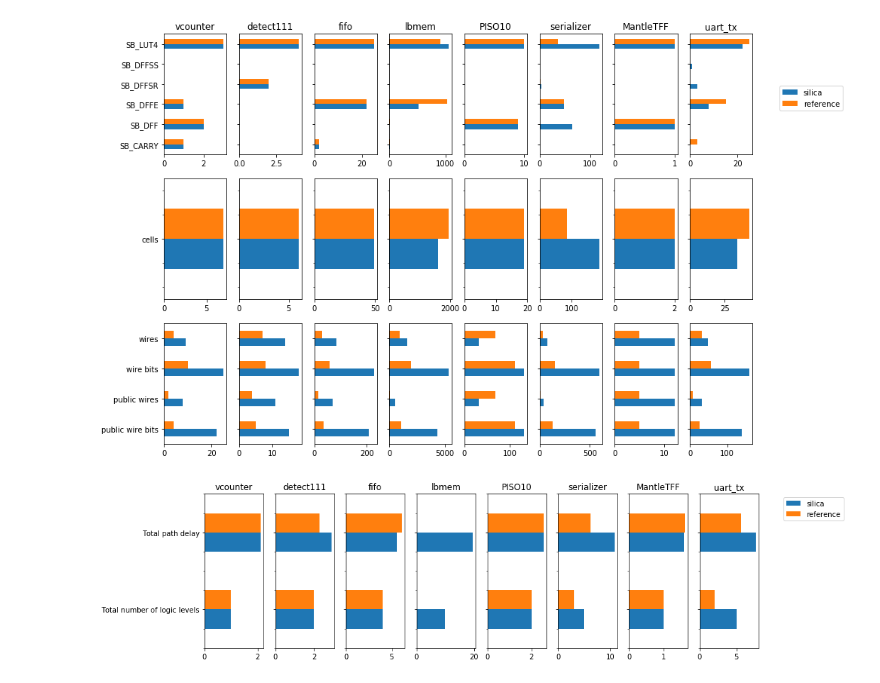
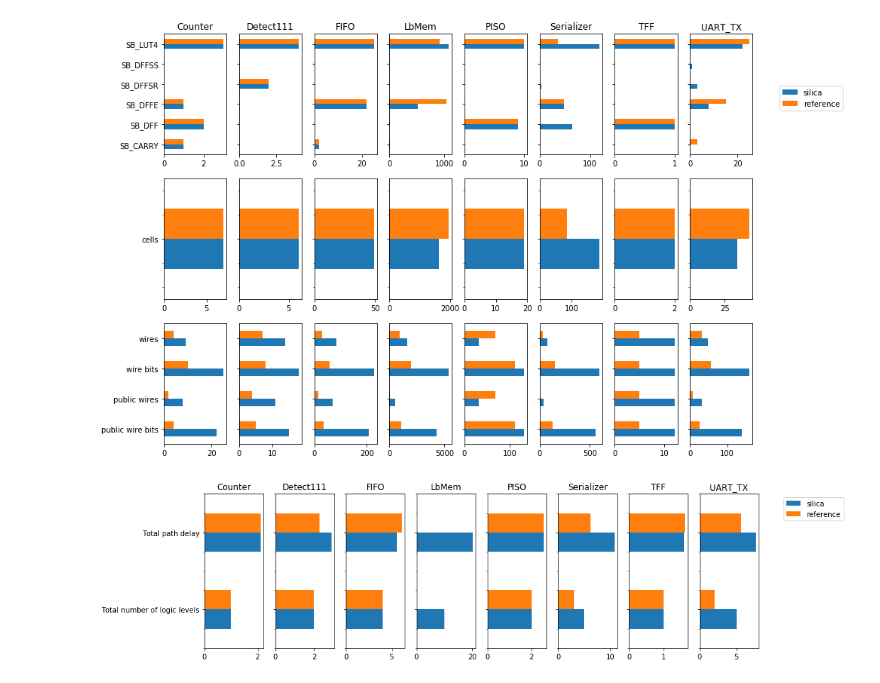
Before and after one commit to leonardt/silica, a Jupyter notebook: Evaluation.ipynb, the cells around one changed output. Cells and saved outputs as stored; diff of their text form; code cells hidden in the pictures.

Commit message:
Update titles

```diff
--- a/Evaluation.ipynb
+++ b/Evaluation.ipynb
@@ -12,10 +12,11 @@ fig, axes = plt.subplots(nrows=3, ncols=col_len, sharey='row')
 fig.set_figwidth(14)
 fig.set_figheight(10)
 
+titles = ["Counter", "Detect111", "FIFO", "LbMem", "PISO", "Serializer", "TFF", "UART_TX"]
 
 for row in range(0, 3):
     for i, columns in enumerate(zip(results.columns[::2], results.columns[1::2])):
-        title = columns[1]
+        title = titles[i]
         curr = results[list(columns)].rename(index=str, columns={columns[0]: "silica", columns[1]: "reference"})
         curr = curr.loc[(curr != 0).all(axis=1), :]
         if row == 0:
@@ -33,20 +34,20 @@ plt.legend(bbox_to_anchor=(2.5, 3))
 
 plt.show()
 # %% [output]
-[figure, old version]
+[figure, new version]
 # %%
 fig2, axes2 = plt.subplots(nrows=1, ncols=col_len, sharey='row')
 fig2.set_figwidth(14)
 
 
 for i, columns in enumerate(zip(results.columns[::2], results.columns[1::2])):
-    title = columns[1]
+    title = titles[i]
     curr = results[list(columns)].rename(index=str, columns={columns[0]: "silica", columns[1]: "reference"})
     curr = curr.loc[(curr != 0).all(axis=1), :]
     curr = curr.filter(regex="(Total number of logic levels|Total path delay)", axis=0)
     curr.plot.barh(ax=axes2[i], legend=False, title=title)
 plt.legend(bbox_to_anchor=(2.5, 1))
 
 plt.show()
 # %% [output]
-[figure, old version]
+[figure, new version]
```
